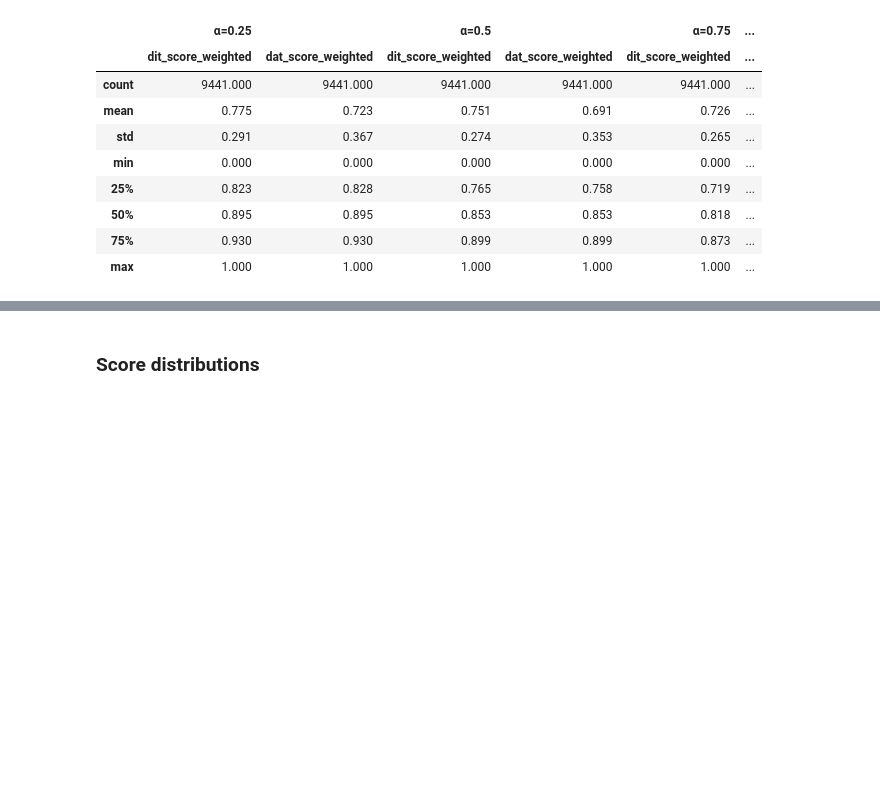
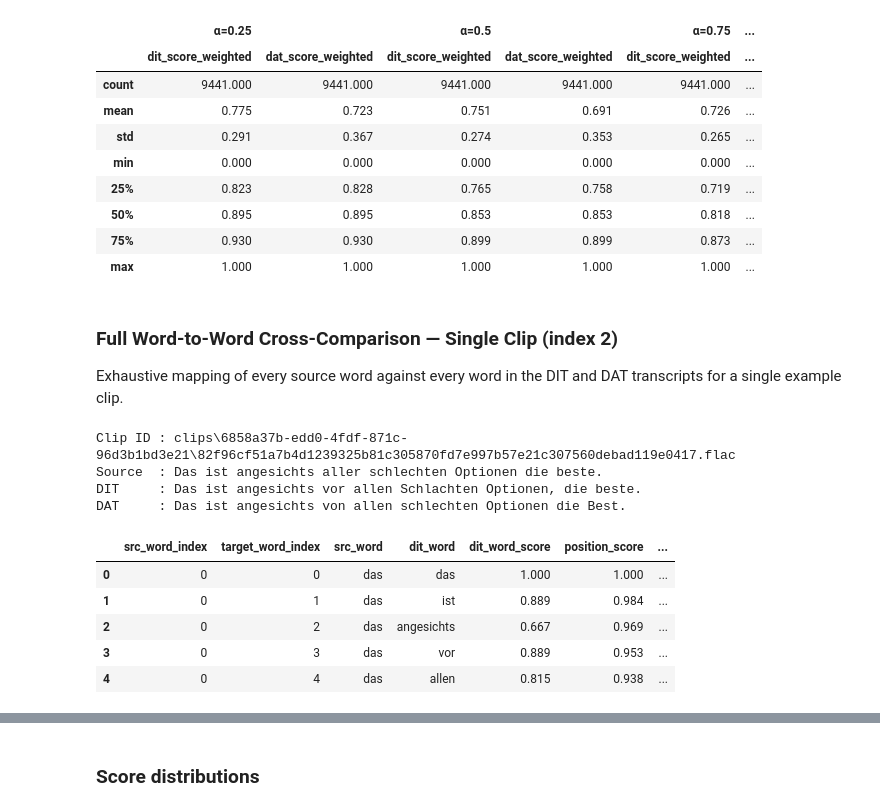
Before and after one commit to michamettler/BA-FS26_ciel_Mettler_Dialektanalyse, a Jupyter notebook: scripts/cross-comparison.ipynb, the cells around one changed output, grey strips where cells are left out. Cells and saved outputs as stored; diff of their text form; code cells hidden in the pictures; blank space fills up the shorter version.

```diff
--- a/scripts/cross-comparison.ipynb
+++ b/scripts/cross-comparison.ipynb
@@ -199,3 +199,64 @@ pd.concat(
 | 50% | 0.895 | 0.895 | 0.853 | 0.853 | 0.818 | ... |
 | 75% | 0.930 | 0.930 | 0.899 | 0.899 | 0.873 | ... |
 | max | 1.000 | 1.000 | 1.000 | 1.000 | 1.000 | ... |
+# %% [markdown]
+### Full Word-to-Word Cross-Comparison — Single Clip (index 2)
+
+Exhaustive mapping of every source word against every word in the DIT and DAT transcripts for a single example clip.
+# %%
+# Select the clip at DataFrame index 2
+example_clip_id = df.iloc[2]["path"]
+
+print(f"Clip ID : {example_clip_id}")
+print(f"Source  : {df.iloc[2]['sentence']}")
+print(f"DIT     : {df.iloc[2]['DIT']}")
+print(f"DAT     : {df.iloc[2]['DAT']}")
+
+base_cols = [
+    "src_word_index", "target_word_index",
+    "src_word", "dit_word", "dat_word",
+    "dit_word_score", "dat_word_score", "position_score",
+    "dit_score_harmonic", "dat_score_harmonic",
+]
+example_clip_cross_comparison_df = (
+    word_comparison_results_by_alpha[ALPHAS[0]]
+    .loc[word_comparison_results_by_alpha[ALPHAS[0]]["clip_id"] == example_clip_id, base_cols]
+    .reset_index(drop=True)
+)
+
+for alpha in ALPHAS:
+    alpha_df = (
+        word_comparison_results_by_alpha[alpha]
+        .loc[word_comparison_results_by_alpha[alpha]["clip_id"] == example_clip_id,
+             ["src_word_index", "target_word_index", "dit_score_weighted", "dat_score_weighted"]]
+        .rename(columns={
+            "dit_score_weighted": f"dit_score_weighted_α{alpha}",
+            "dat_score_weighted": f"dat_score_weighted_α{alpha}",
+        })
+    )
+    example_clip_cross_comparison_df = example_clip_cross_comparison_df.merge(
+        alpha_df, on=["src_word_index", "target_word_index"]
+    )
+# %% [output]
+Clip ID : clips\6858a37b-edd0-4fdf-871c-96d3b1bd3e21\82f96cf51a7b4d1239325b81c305870fd7e997b57e21c307560debad119e0417.flac
+Source  : Das ist angesichts aller schlechten Optionen die beste.
+DIT     : Das ist angesichts vor allen Schlachten Optionen, die beste.
+DAT     : Das ist angesichts von allen schlechten Optionen die Best.
+# %%
+
+dit_all_pairs_cols = (
+    ["src_word_index", "target_word_index", "src_word", "dit_word",
+     "dit_word_score", "position_score", "dit_score_harmonic"]
+    + [f"dit_score_weighted_α{a}" for a in ALPHAS]
+)
+df_cross_compare_dit = example_clip_cross_comparison_df[dit_all_pairs_cols].sort_values(
+    ["src_word_index", "target_word_index"]
+).reset_index(drop=True)
+df_cross_compare_dit.head()
+# %% [output]
+|  | src_word_index | target_word_index | src_word | dit_word | dit_word_score | position_score | ... |
+| 0 | 0 | 0 | das | das | 1.000 | 1.000 | ... |
+| 1 | 0 | 1 | das | ist | 0.889 | 0.984 | ... |
+| 2 | 0 | 2 | das | angesichts | 0.667 | 0.969 | ... |
+| 3 | 0 | 3 | das | vor | 0.889 | 0.953 | ... |
+| 4 | 0 | 4 | das | allen | 0.815 | 0.938 | ... |
```
Also changed, not shown: parts of 7 cells of this notebook.
